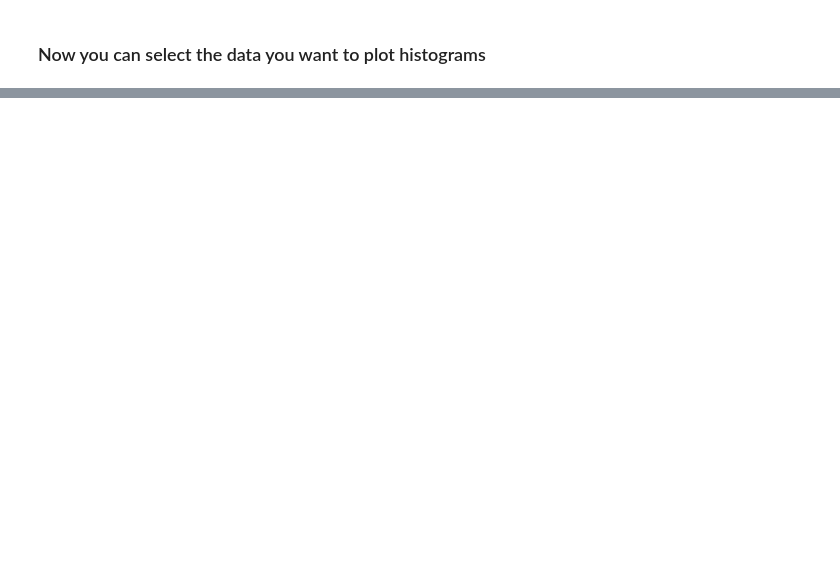
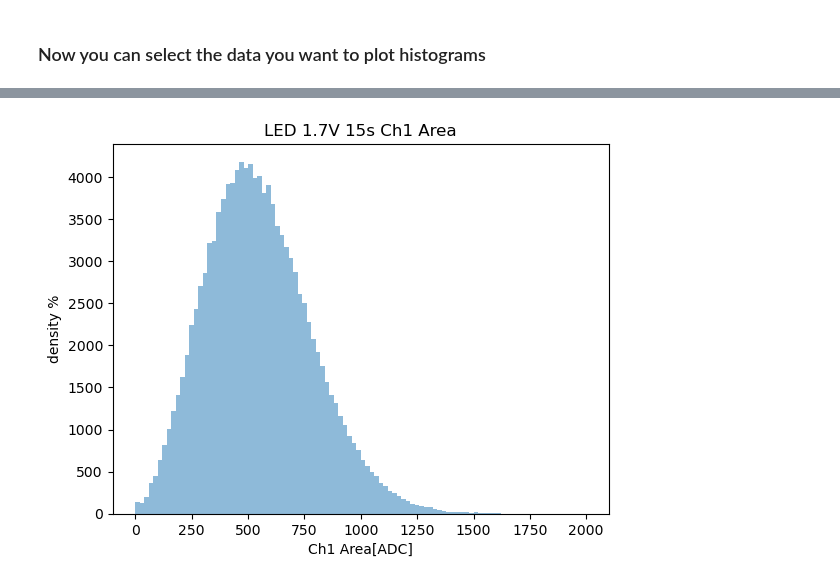
Before and after one commit to Westlake-University-Lsc-lab/ProcessLocalData, a Jupyter notebook: plot_example.ipynb, the cells around one changed output, grey strips where cells are left out. Saved outputs shown, nothing was run; the diff lists cells and outputs as text; code cells hidden in the pictures; blank space fills up the shorter version.

```diff
--- a/plot_example.ipynb
+++ b/plot_example.ipynb
@@ -83,0 +82,7 @@ np.sum(area_ch0)/np.sum(area_ch1)
+# %%
+#file = 'outnpy/LV2415_anodereadout_LV2414_dualreadout_20240821_LED_1.7V_10ns_400_ratio_run.npy'
+file = 'outnpy/LV2415_anodereadout_LV2414_dualreadout_20240821_LED_1.7V_11ns_400_ratio_run.npy'
+#file = 'outnpy/LV2415_anodereadout_LV2414_dualreadout_20240821_LED_1.7V_12ns_400_ratio_run.npy'
+#file = 'outnpy/LV2415_anodereadout_LV2414_dualreadout_20240821_LED_1.7V_13ns_400_ratio_run.npy'
+#file = 'outnpy/LV2415_anodereadout_LV2414_dualreadout_20240821_LED_1.7V_14ns_400_ratio_run.npy'
+#file = 'outnpy/LV2415_anodereadout_LV2414_dualreadout_20240821_LED_1.7V_15ns_400_ratio_run.npy'
@@ -83,0 +142,9 @@ np.sum(area_ch0)/np.sum(area_ch1)
+# %%
+plt.hist(area_ch1, bins=100, range=(0, 2e3), density=False, alpha=0.5, label='Ratio')
+plt.xlabel('Ch1 Area[ADC]')
+plt.ylabel('density %')
+plt.title('LED 1.7V 15s Ch1 Area')
+#plt.yscale('log')
+plt.show()
+# %% [output]
+[figure, added]
```
Also changed, not shown: parts of 31 cells of this notebook.
